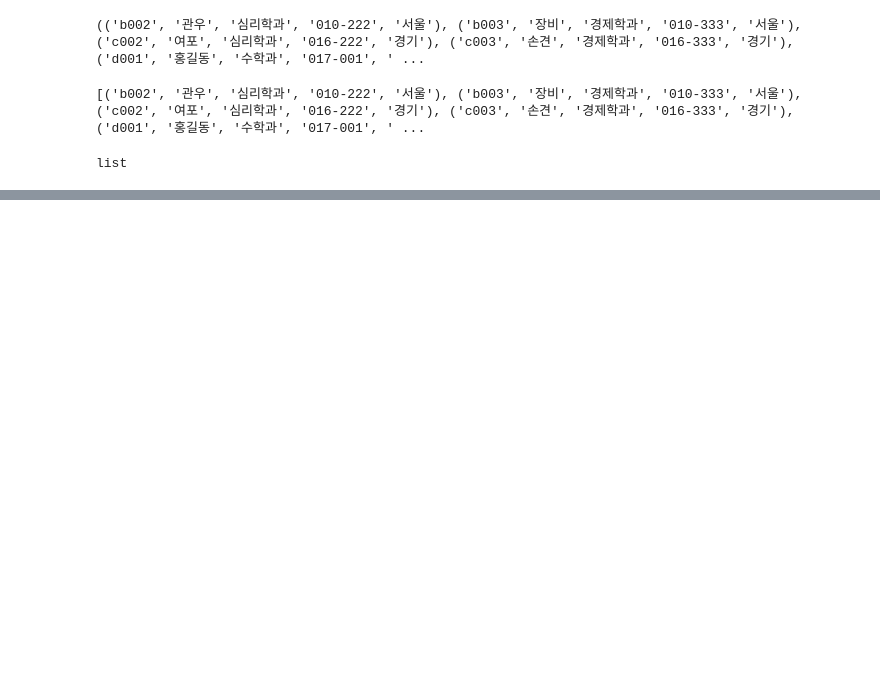
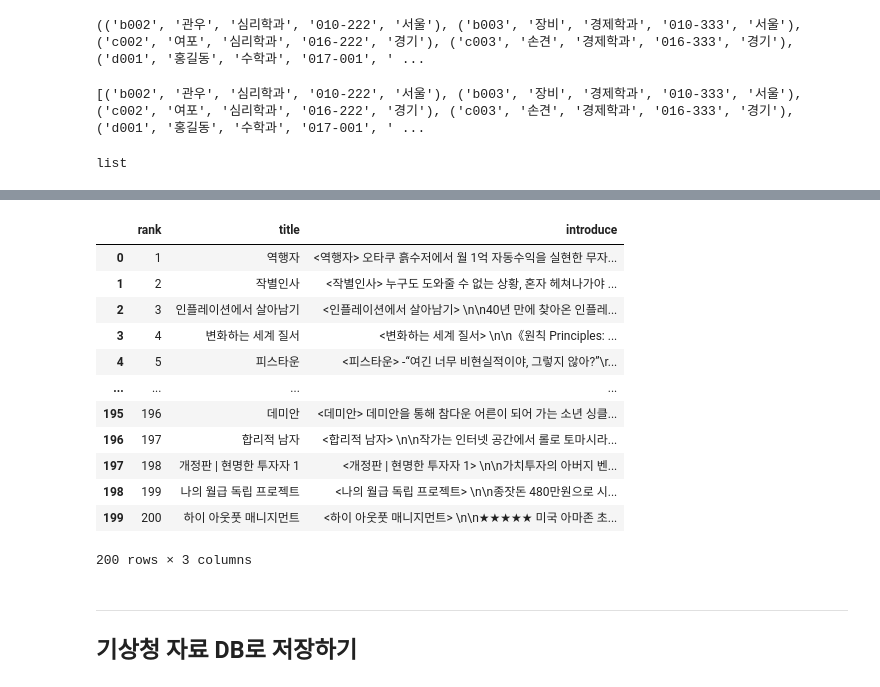
Before and after one commit to monargent0/TJPythonClass, a Jupyter notebook: 2.Scrapy/Note/10.데이터베이스.ipynb, the cells around one changed output, grey strips where cells are left out. Drawn from its saved outputs; the diff is of its cells as text; code cells hidden in the pictures; blank space fills up the shorter version.

```diff
--- a/2.Scrapy/Note/10.데이터베이스.ipynb
+++ b/2.Scrapy/Note/10.데이터베이스.ipynb
@@ -135,0 +299,4 @@ list
+# %%
+# 연결
+engine = create_engine("mysql+pymysql://root:qwer1234@127.0.0.1:3306/daum") # DB = daum
+conn = engine.connect()
@@ -135,0 +307,20 @@ list
+# %%
+ridibooks = pd.read_sql_table('ridi', conn)
+ridibooks
+# %% [output]
+|  | rank | title | introduce |
+| 0 | 1 | 역행자 | <역행자> 오타쿠 흙수저에서 월 1억 자동수익을 실현한 무자... |
+| 1 | 2 | 작별인사 | <작별인사> 누구도 도와줄 수 없는 상황, 혼자 헤쳐나가야 ... |
+| 2 | 3 | 인플레이션에서 살아남기 | <인플레이션에서 살아남기> \n\n40년 만에 찾아온 인플레... |
+| 3 | 4 | 변화하는 세계 질서 | <변화하는 세계 질서> \n\n《원칙 Principles: ... |
+| 4 | 5 | 피스타운 | <피스타운> -“여긴 너무 비현실적이야, 그렇지 않아?”\r... |
+| ... | ... | ... | ... |
+| 195 | 196 | 데미안 | <데미안> 데미안을 통해 참다운 어른이 되어 가는 소년 싱클... |
+| 196 | 197 | 합리적 남자 | <합리적 남자> \n\n작가는 인터넷 공간에서 롤로 토마시라... |
+| 197 | 198 | 개정판 | 현명한 투자자 1 | <개정판 | 현명한 투자자 1> \n\n가치투자의 아버지 벤... |
+| 198 | 199 | 나의 월급 독립 프로젝트 | <나의 월급 독립 프로젝트> \n\n종잣돈 480만원으로 시... |
+| 199 | 200 | 하이 아웃풋 매니지먼트 | <하이 아웃풋 매니지먼트> \n\n★★★★★ 미국 아마존 초... |
+200 rows × 3 columns
+# %% [markdown]
+---
+## 기상청 자료 DB로 저장하기
```
Also changed, not shown: parts of 43 cells of this notebook, 1 other file.
